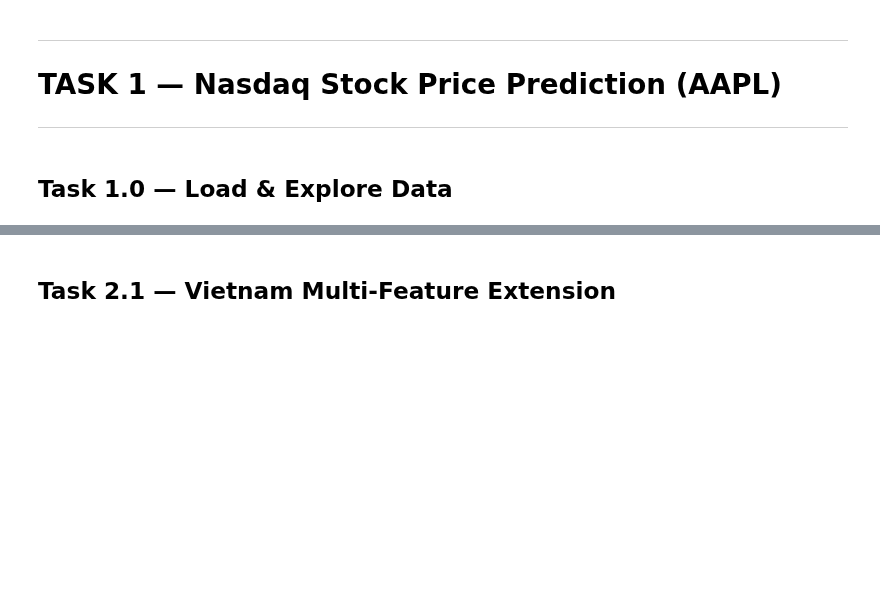
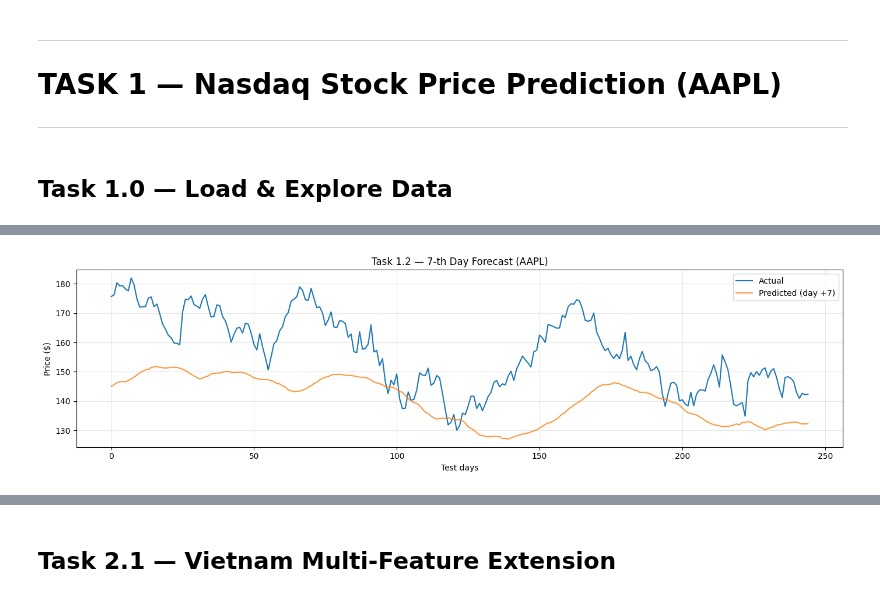
Before and after one commit to codebender04/DL4AI-230087-project, a Jupyter notebook: final_project_notebook.ipynb, the cells around one changed output, grey strips where cells are left out. Saved outputs shown, nothing was run; the diff lists cells and outputs as text; code cells hidden in the pictures; blank space fills up the shorter version.

```diff
--- a/final_project_notebook.ipynb
+++ b/final_project_notebook.ipynb
@@ -514,0 +261,29 @@ plt.tight_layout(); plt.show()
+# %%
+N_DAY = 7
+
+X_all_12, y_all_12 = build_windows(full_sc, close_sc,
+                                    WINDOW_SIZE,
+                                    forecast_offset=N_DAY, k_days=1)
+
+X_tr12, y_tr12, X_vl12, y_vl12, X_te12, y_te12 = chrono_split(X_all_12, y_all_12)
+
+model_12 = build_model(WINDOW_SIZE, N_FEAT_AAPL, n_outputs=1)
+model_12.fit(X_tr12, y_tr12,
+             validation_data=(X_vl12, y_vl12),
+             epochs=100, batch_size=16,
+             callbacks=CALLBACKS, verbose=0)
+
+y_pred_12 = inverse_close(model_12.predict(X_te12).ravel(),
+                           scaler_11, CLOSE_IDX_AAPL, N_FEAT_AAPL)
+y_true_12 = inverse_close(y_te12.ravel(),
+                           scaler_11, CLOSE_IDX_AAPL, N_FEAT_AAPL)
+
+eval_metrics(y_true_12, y_pred_12, f'Task 1.2 (Day +{N_DAY})')
+
+plt.figure(figsize=(14, 4))
+plt.plot(y_true_12, label='Actual')
+plt.plot(y_pred_12, label=f'Predicted (day +{N_DAY})', alpha=0.8)
+plt.title(f'Task 1.2 — {N_DAY}-th Day Forecast (AAPL)')
+plt.xlabel('Test days'); plt.ylabel('Price ($)')
+plt.legend(); plt.grid(alpha=0.3); plt.tight_layout(); plt.show()
+# %% [output]
@@ -514,0 +292 @@ plt.tight_layout(); plt.show()
+[figure, added]
```
Also changed, not shown: parts of 107 cells of this notebook.
